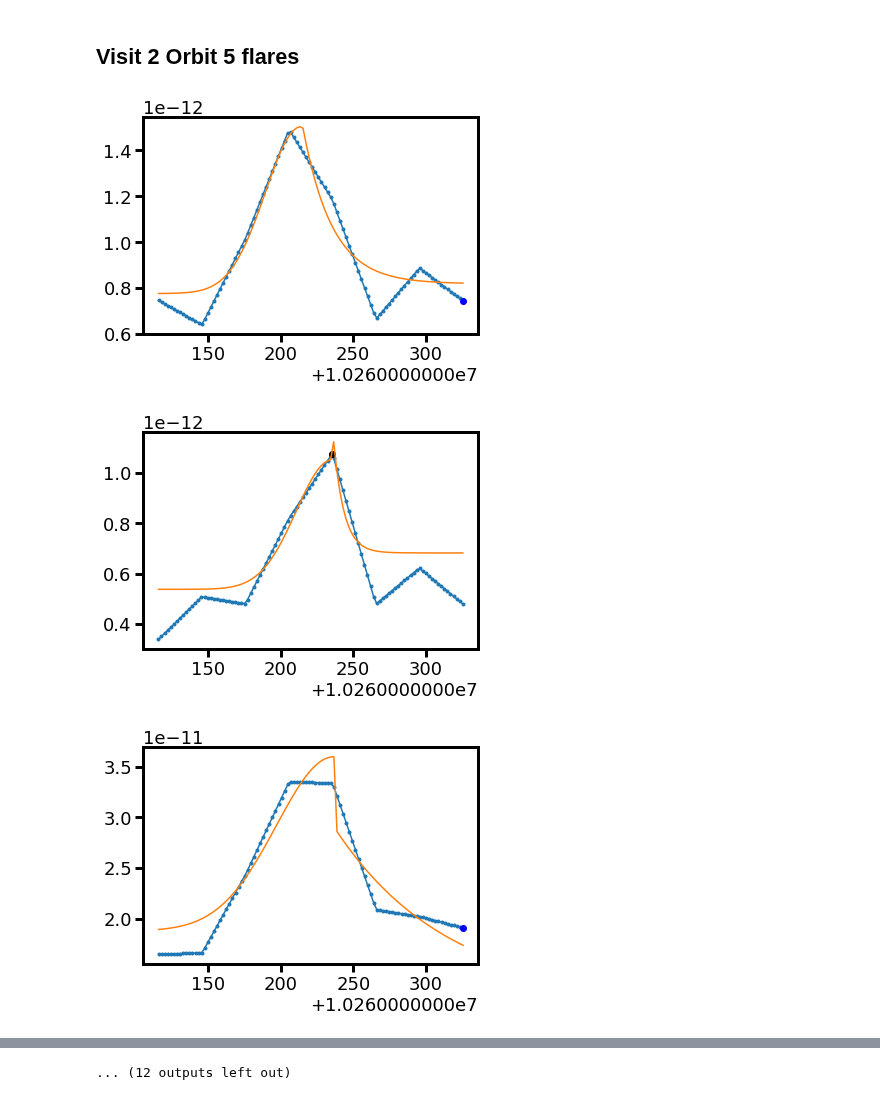
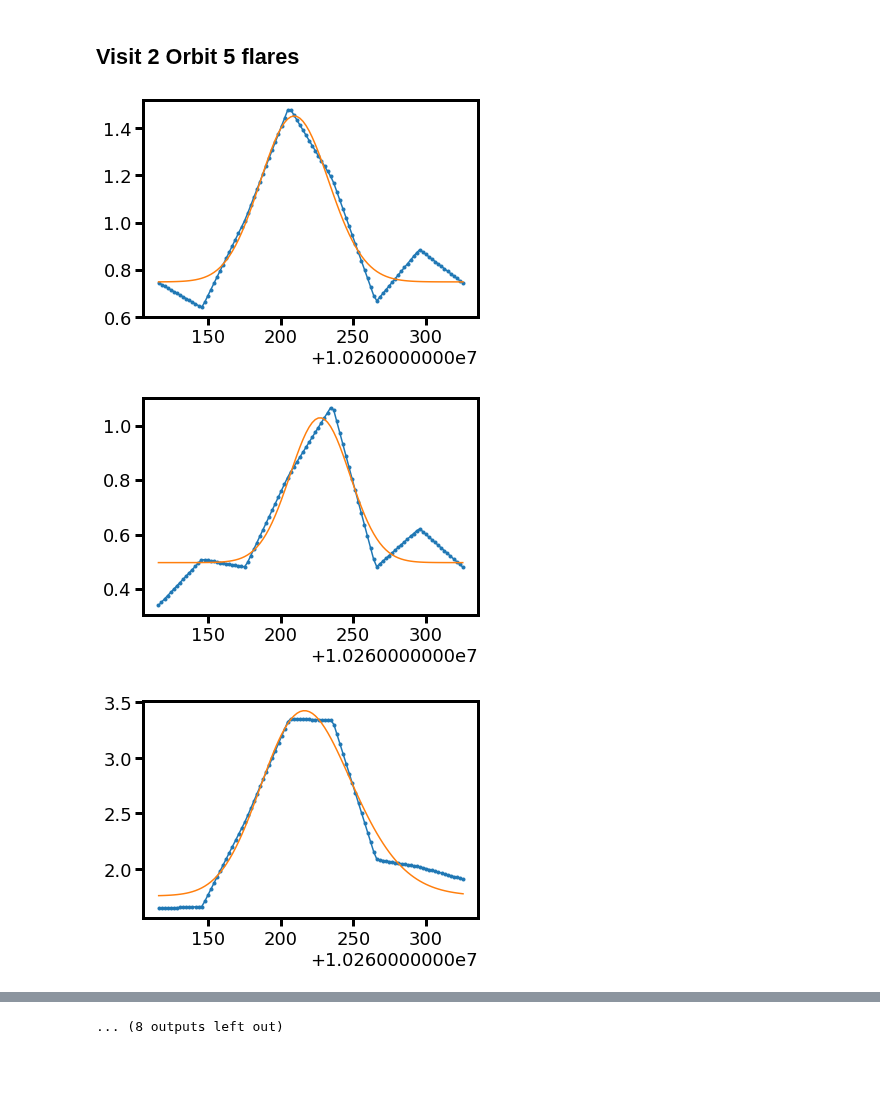
Before and after one commit to afeinstein20/cos_flares, a Jupyter notebook: notebooks/flare_analysis.ipynb, the cells around one changed output, grey strips where cells are left out. Cells and saved outputs as stored; diff of their text form; code cells hidden in the pictures; blank space fills up the shorter version.

```diff
--- a/notebooks/flare_analysis.ipynb
+++ b/notebooks/flare_analysis.ipynb
@@ -358,5 +356,5 @@ ions = ['SiII', 'SiIII', 'CIII','NV_1','NV_2', 'FeXXI']
 # %%
-fmodels = []
+fmodels_old = []
 
 mask = f_int[2] > 0
 tmp1 = []
@@ -365,8 +363,12 @@ for ion in ions:
     print(ion)
 
     upsample = np.linspace(fwc.time[mask].min(), fwc.time[mask].max(), 100)
-    finterp = interp1d(fwc.time[mask], fwc.width_table[ion][mask])
-    einterp = interp1d(fwc.time[mask], fwc.error_table[ion][mask])
+    if ion !='CIII':
+        finterp = interp1d(fwc.time[mask], fwc.width_table[ion][mask]/1e-12)
+        einterp = interp1d(fwc.time[mask], fwc.error_table[ion][mask]/1e-12)
+    else:
+        finterp = interp1d(fwc.time[mask], fwc.width_table[ion][mask]/1e-11)
+        einterp = interp1d(fwc.time[mask], fwc.error_table[ion][mask]/1e-11)
 
     plt.plot(upsample,
              finterp(upsample),
@@ -374,22 +376,23 @@ for ion in ions:
     t0, amp = multi_peaks(fwc.time[mask], fwc.width_table[ion][mask])
     rise, decay = [10,10,10],[50,50,50]
 
-
     if ion == 'SiIII' or ion == 'CIII':
-        out = fwc.fit_flare(ion=ion, mask=mask, amp=amp,
-                                  t0=t0, rise=rise, decay=decay, x=upsample.value)
+        out = fwc.fit_flare(ion=ion, mask=mask, amp=amp/1e-12,
+                                  t0=t0, rise=rise, decay=decay, x=upsample.value,
+                            y=finterp(upsample.value), yerr=einterp(upsample.value))
     #elif ion == 'SiII':
     #    out = fwc.fit_flare(ion=ion, mask=mask, amp=amp[:2],
     #                              t0=t0[:2], rise=rise[:2], decay=decay[:2],
     #                              x=upsample.value)
     else:
-        out = fwc.fit_flare(ion=ion, mask=mask, amp=amp[:1],
+        out = fwc.fit_flare(ion=ion, mask=mask, amp=amp[:1]/1e-12,
                                   t0=t0[:1], rise=rise[:1], decay=decay[:1],
-                                  x=upsample.value)
+                                  x=upsample.value,
+                           y=finterp(upsample.value), yerr=einterp(upsample.value))
     plt.plot(upsample, out[-1].best_fit, color='darkorange')
     tmp1.append(out)
     plt.show()
 
-fmodels.append(tmp1)
+fmodels_old.append(tmp1)
 # %% [output]
 SiII
@@ -409,35 +481,39 @@ FeXXI
 # %%
 fmodels_25 = []
 
 for j in np.arange(-4,0,1,dtype=int):
     temp_f = []
     temp_l = []
     mask = f_int[j] > 0
 
     for ion in ions:
 
         upsample = np.linspace(fwc.time[mask].min(), fwc.time[mask].max(), 100)
-        finterp = interp1d(fwc.time[mask], fwc.width_table[ion][mask])
-        einterp = interp1d(fwc.time[mask], fwc.error_table[ion][mask])
 
-        plt.plot(upsample,
-                 finterp(upsample),
-                 marker='.')
+        if ion != 'CIII':
+            finterp = interp1d(fwc.time[mask], fwc.width_table[ion][mask]/1e-12)
+            einterp = interp1d(fwc.time[mask], fwc.error_table[ion][mask]/1e-12)
+        else:
+            finterp = interp1d(fwc.time[mask], fwc.width_table[ion][mask]/1e-11)
+            einterp = interp1d(fwc.time[mask], fwc.error_table[ion][mask]/1e-11)
+
+        plt.plot(upsample, finterp(upsample), marker='.')
 
         t0, amp = multi_peaks(fwc.time[mask], fwc.width_table[ion][mask])
 
         rise, decay = [10,10,10],[50,50,50]
 
-        out = fwc.fit_flare(ion=ion, mask=mask, amp=amp[:1],
-                                      t0=t0[:1], rise=rise[:1], decay=decay[:1],
-                                      x=upsample.value)
+        out = fwc.fit_flare(ion=ion, mask=mask,  model='skewed gaussian',
+                            eta=t0[:1], omega=[150], alpha=[50],
+                            x=upsample.value, y=finterp(upsample),
+                            yerr=einterp(upsample))
 
         plt.plot(upsample, out[-1].best_fit)
         temp_f.append(out)
         plt.show()
 
-    fmodels.append(temp_f)
+    fmodels_25.append(temp_f)
 # %% [output]
-[figure, old version]
+[figure, new version]
-[figure, old version]
+[figure, new version]
-[figure, old version]
+[figure, new version]
@@ -453,4 +529,4 @@ for j in np.arange(-4,0,1,dtype=int):
-... (12 outputs left out)
+... (8 outputs left out)
 # %%
 oot = np.nansum(f_int, axis=0)==0
 qlines = []
```
Also changed, not shown: parts of 14 cells of this notebook, 3 other files.
